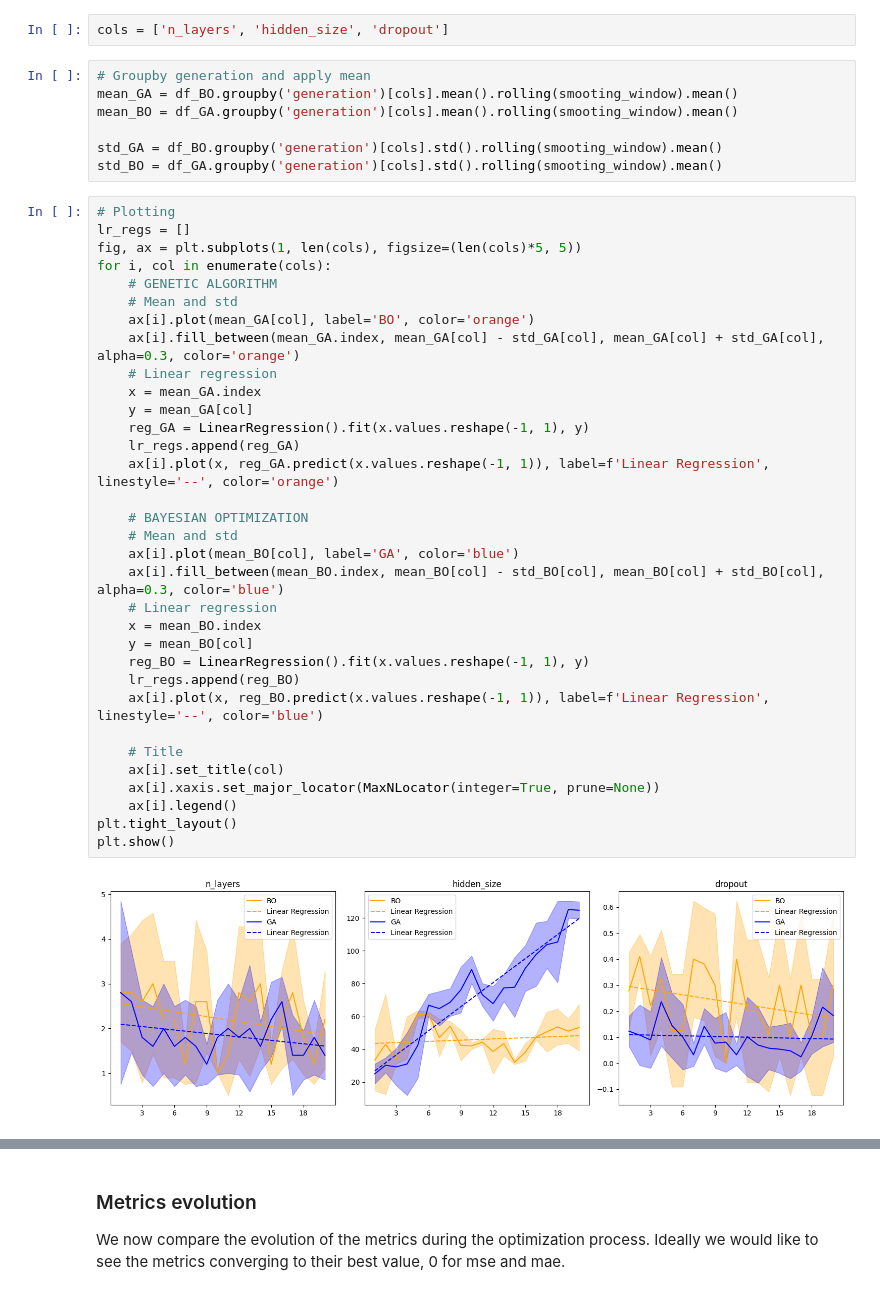
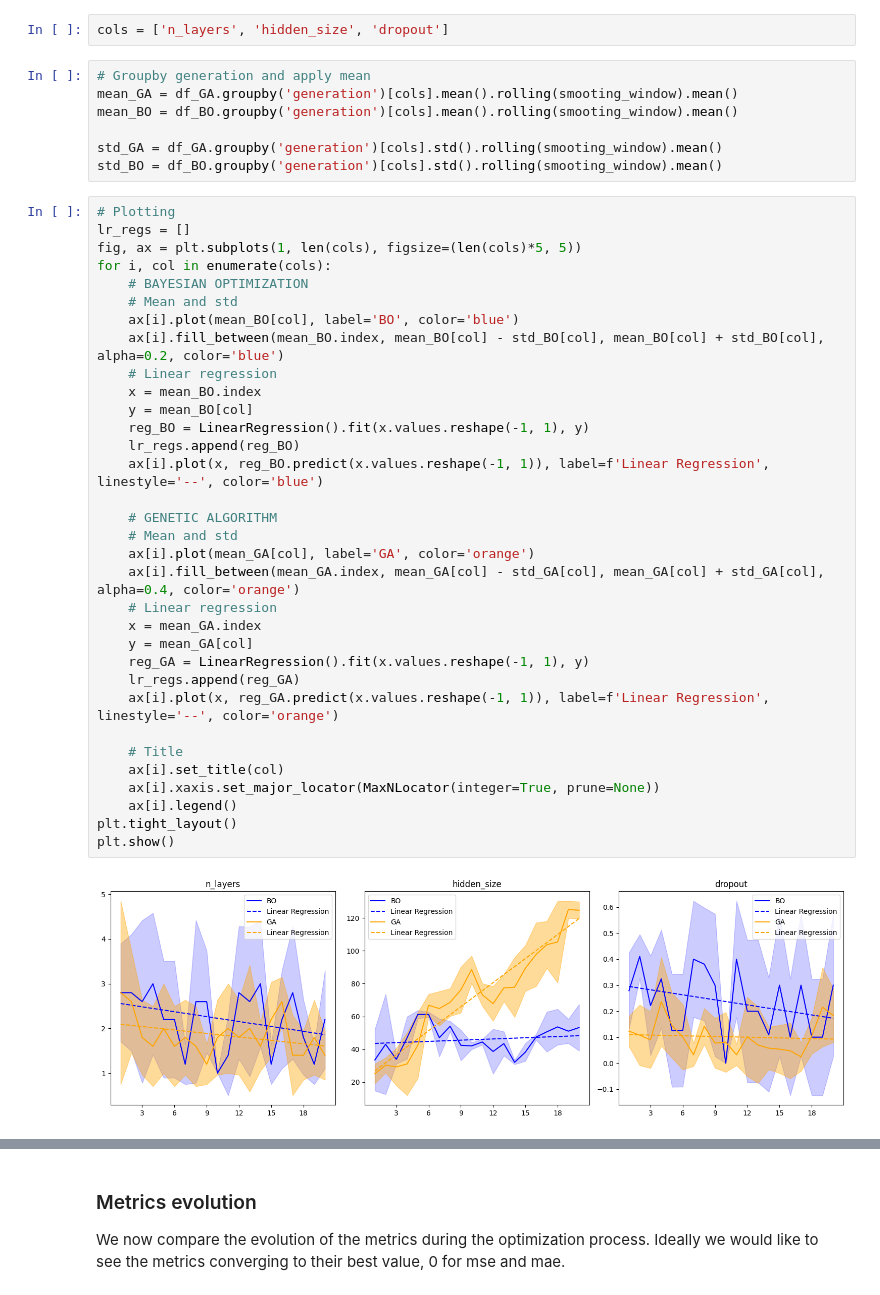
Before and after one commit to GabrielePintus/GMOO-Project, a Jupyter notebook: notebooks/Results Sinewave MLP.ipynb, the cells around one changed output, grey strips where cells are left out. Cells and saved outputs as stored; diff of their text form.

```diff
--- a/notebooks/Results Sinewave MLP.ipynb
+++ b/notebooks/Results Sinewave MLP.ipynb
@@ -67,46 +67,46 @@ Ideally we would like to see the hyperparameters converging to a specific value.
 cols = ['n_layers', 'hidden_size', 'dropout']
 # %%
 # Groupby generation and apply mean
-mean_GA = df_BO.groupby('generation')[cols].mean().rolling(smooting_window).mean()
-mean_BO = df_GA.groupby('generation')[cols].mean().rolling(smooting_window).mean()
+mean_GA = df_GA.groupby('generation')[cols].mean().rolling(smooting_window).mean()
+mean_BO = df_BO.groupby('generation')[cols].mean().rolling(smooting_window).mean()
 
-std_GA = df_BO.groupby('generation')[cols].std().rolling(smooting_window).mean()
-std_BO = df_GA.groupby('generation')[cols].std().rolling(smooting_window).mean()
+std_GA = df_GA.groupby('generation')[cols].std().rolling(smooting_window).mean()
+std_BO = df_BO.groupby('generation')[cols].std().rolling(smooting_window).mean()
 # %%
 # Plotting
 lr_regs = []
 fig, ax = plt.subplots(1, len(cols), figsize=(len(cols)*5, 5))
 for i, col in enumerate(cols):
+    # BAYESIAN OPTIMIZATION
+    # Mean and std
+    ax[i].plot(mean_BO[col], label='BO', color='blue')
+    ax[i].fill_between(mean_BO.index, mean_BO[col] - std_BO[col], mean_BO[col] + std_BO[col], alpha=0.2, color='blue')
+    # Linear regression
+    x = mean_BO.index
+    y = mean_BO[col]
+    reg_BO = LinearRegression().fit(x.values.reshape(-1, 1), y)
+    lr_regs.append(reg_BO)
+    ax[i].plot(x, reg_BO.predict(x.values.reshape(-1, 1)), label=f'Linear Regression', linestyle='--', color='blue')
+
     # GENETIC ALGORITHM
     # Mean and std
-    ax[i].plot(mean_GA[col], label='BO', color='orange')
-    ax[i].fill_between(mean_GA.index, mean_GA[col] - std_GA[col], mean_GA[col] + std_GA[col], alpha=0.3, color='orange')
+    ax[i].plot(mean_GA[col], label='GA', color='orange')
+    ax[i].fill_between(mean_GA.index, mean_GA[col] - std_GA[col], mean_GA[col] + std_GA[col], alpha=0.4, color='orange')
     # Linear regression
     x = mean_GA.index
     y = mean_GA[col]
     reg_GA = LinearRegression().fit(x.values.reshape(-1, 1), y)
     lr_regs.append(reg_GA)
     ax[i].plot(x, reg_GA.predict(x.values.reshape(-1, 1)), label=f'Linear Regression', linestyle='--', color='orange')
 
-    # BAYESIAN OPTIMIZATION
-    # Mean and std
-    ax[i].plot(mean_BO[col], label='GA', color='blue')
-    ax[i].fill_between(mean_BO.index, mean_BO[col] - std_BO[col], mean_BO[col] + std_BO[col], alpha=0.3, color='blue')
-    # Linear regression
-    x = mean_BO.index
-    y = mean_BO[col]
-    reg_BO = LinearRegression().fit(x.values.reshape(-1, 1), y)
-    lr_regs.append(reg_BO)
-    ax[i].plot(x, reg_BO.predict(x.values.reshape(-1, 1)), label=f'Linear Regression', linestyle='--', color='blue')
-
     # Title
     ax[i].set_title(col)
     ax[i].xaxis.set_major_locator(MaxNLocator(integer=True, prune=None))
     ax[i].legend()
 plt.tight_layout()
 plt.show()
 # %% [output]
-[figure, old version]
+[figure, new version]
 # %%
 table = []
 for i, col in enumerate(cols):
```
Also changed, not shown: parts of 2 cells of this notebook, 3 other files.
